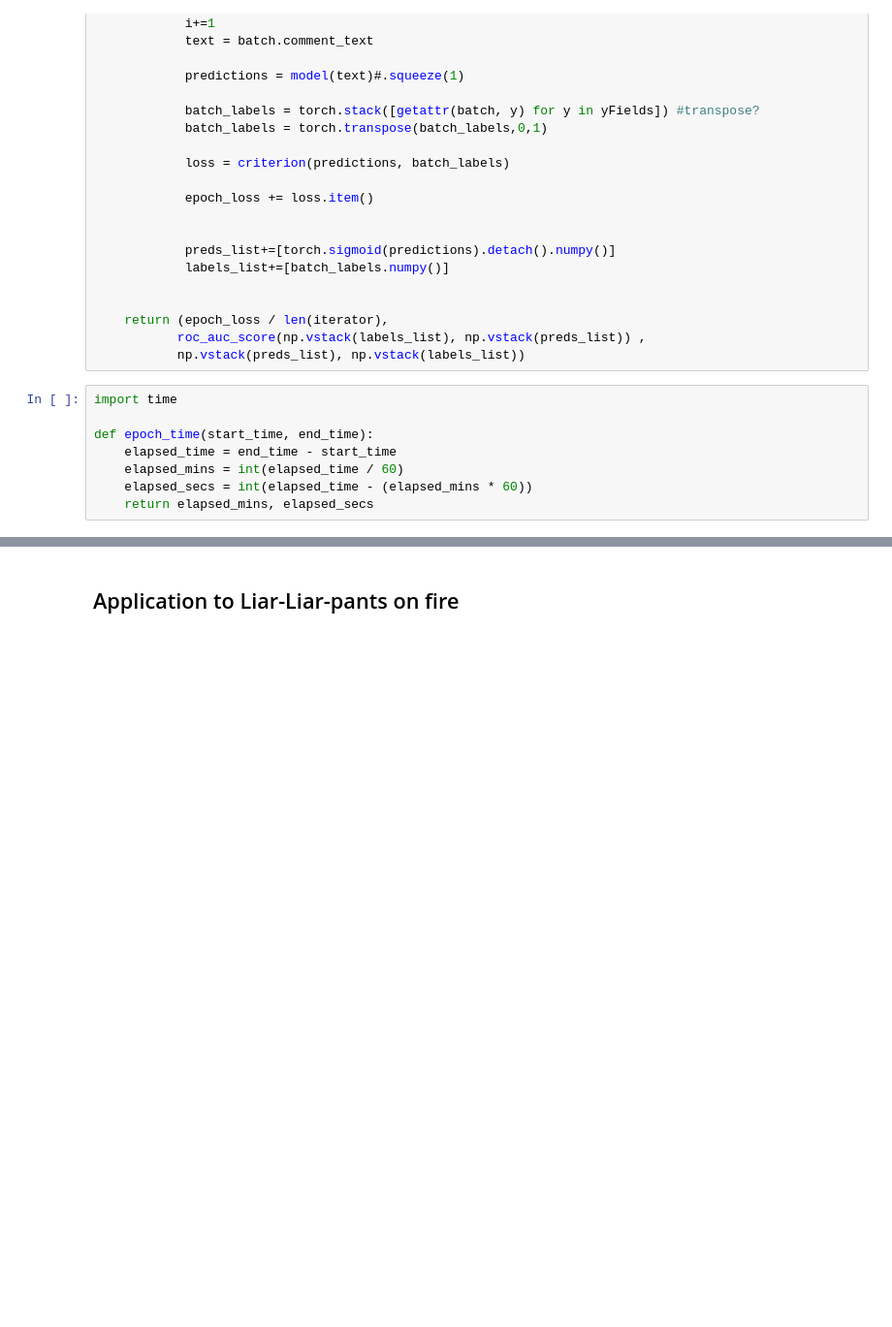
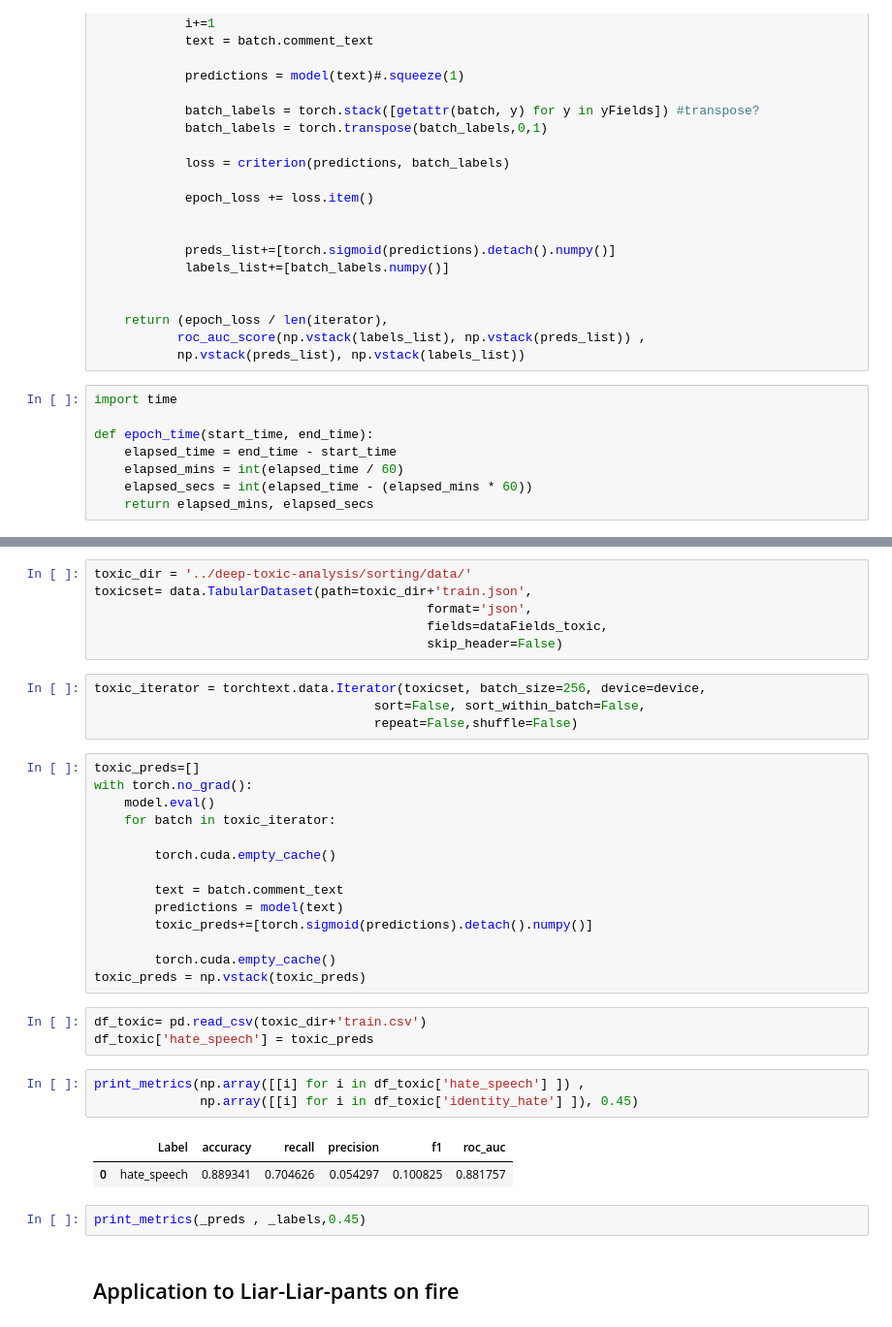
Before and after one commit to reneang17/hate-speech-dataset, a Jupyter notebook: convolutional_white_sup_forum.ipynb, the cells around one changed output, grey strips where cells are left out. Shown at 97% size. Cells and saved outputs as stored; diff of their text form; blank space fills up the shorter version.

```diff
--- a/convolutional_white_sup_forum.ipynb
+++ b/convolutional_white_sup_forum.ipynb
@@ -440,3 +454,38 @@ for epoch in range(1):
+# %%
+toxic_dir = '../deep-toxic-analysis/sorting/data/'
+toxicset= data.TabularDataset(path=toxic_dir+'train.json',
+                                            format='json',
+                                            fields=dataFields_toxic,
+                                            skip_header=False)
+# %%
+toxic_iterator = torchtext.data.Iterator(toxicset, batch_size=256, device=device,
+                                     sort=False, sort_within_batch=False,
+                                     repeat=False,shuffle=False)
+# %%
+toxic_preds=[]
+with torch.no_grad():
+    model.eval()
+    for batch in toxic_iterator:
+
+        torch.cuda.empty_cache()
+
+        text = batch.comment_text
+        predictions = model(text)
+        toxic_preds+=[torch.sigmoid(predictions).detach().numpy()]
+
+        torch.cuda.empty_cache()
+toxic_preds = np.vstack(toxic_preds)
+# %%
+df_toxic= pd.read_csv(toxic_dir+'train.csv')
+df_toxic['hate_speech'] = toxic_preds
+# %%
+print_metrics(np.array([[i] for i in df_toxic['hate_speech'] ]) ,
+              np.array([[i] for i in df_toxic['identity_hate'] ]), 0.45)
+# %% [output]
+|  | Label | accuracy | recall | precision | f1 | roc_auc |
+| 0 | hate_speech | 0.889341 | 0.704626 | 0.054297 | 0.100825 | 0.881757 |
+# %%
+print_metrics(_preds , _labels,0.45)
 # %% [markdown]
 ## Application to Liar-Liar-pants on fire
 # %%
```
Also changed, not shown: parts of 11 cells of this notebook.
